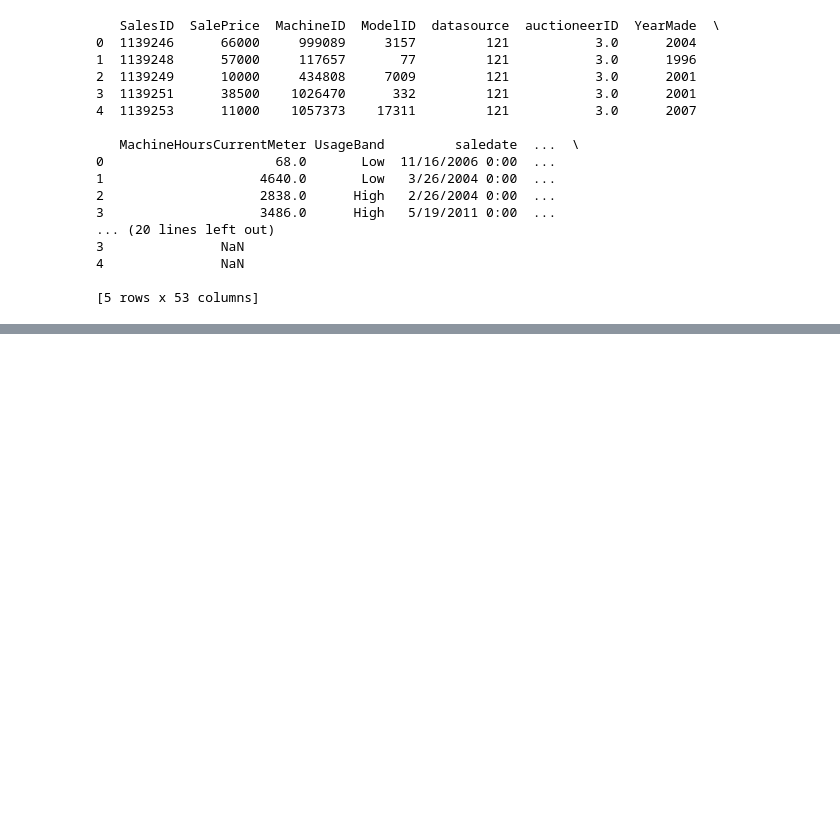
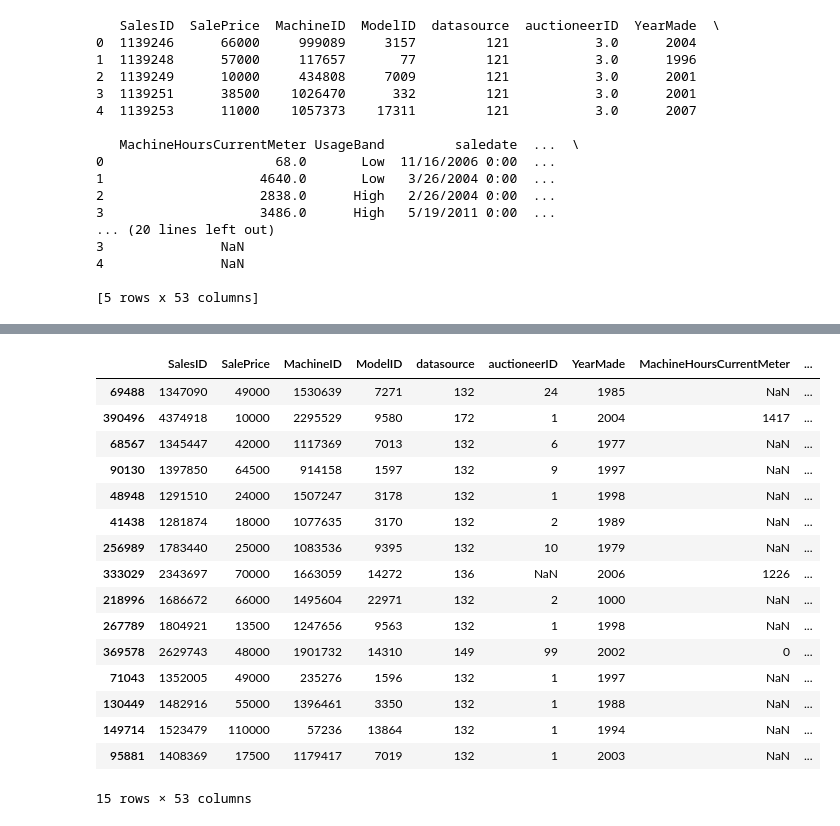
Before and after one commit to vishaag123/Machine-Learning-Tools, a Jupyter notebook: Pandas.ipynb, the cells around one changed output, grey strips where cells are left out. Saved outputs shown, nothing was run; the diff lists cells and outputs as text; code cells hidden in the pictures; blank space fills up the shorter version.

```diff
--- a/Pandas.ipynb
+++ b/Pandas.ipynb
@@ -23,0 +212,2 @@ print(train_data.head())
+# %%
+train_data_copy=train_data.copy()
@@ -23,0 +224,4 @@ print(train_data.head())
+# %%
+train_data_copy.loc[[0,1,2]]=10
+# %%
+train_data_copy.loc[[0,1,2],["SalesID","ModelID"]]="Vishal"
@@ -23,0 +254,3 @@ print(train_data.head())
+# %%
+train_data_copy.loc[:5,"SalesID":"UsageBand"]="Vishal"
+train_data_copy.head()
@@ -23,0 +265,20 @@ print(train_data.head())
+# %%
+train_data_copy.sample(15)
+# %% [output]
+|  | SalesID | SalePrice | MachineID | ModelID | datasource | auctioneerID | YearMade | MachineHoursCurrentMeter | ... |
+| 69488 | 1347090 | 49000 | 1530639 | 7271 | 132 | 24 | 1985 | NaN | ... |
+| 390496 | 4374918 | 10000 | 2295529 | 9580 | 172 | 1 | 2004 | 1417 | ... |
+| 68567 | 1345447 | 42000 | 1117369 | 7013 | 132 | 6 | 1977 | NaN | ... |
+| 90130 | 1397850 | 64500 | 914158 | 1597 | 132 | 9 | 1997 | NaN | ... |
+| 48948 | 1291510 | 24000 | 1507247 | 3178 | 132 | 1 | 1998 | NaN | ... |
+| 41438 | 1281874 | 18000 | 1077635 | 3170 | 132 | 2 | 1989 | NaN | ... |
+| 256989 | 1783440 | 25000 | 1083536 | 9395 | 132 | 10 | 1979 | NaN | ... |
+| 333029 | 2343697 | 70000 | 1663059 | 14272 | 136 | NaN | 2006 | 1226 | ... |
+| 218996 | 1686672 | 66000 | 1495604 | 22971 | 132 | 2 | 1000 | NaN | ... |
+| 267789 | 1804921 | 13500 | 1247656 | 9563 | 132 | 1 | 1998 | NaN | ... |
+| 369578 | 2629743 | 48000 | 1901732 | 14310 | 149 | 99 | 2002 | 0 | ... |
+| 71043 | 1352005 | 49000 | 235276 | 1596 | 132 | 1 | 1997 | NaN | ... |
+| 130449 | 1482916 | 55000 | 1396461 | 3350 | 132 | 1 | 1988 | NaN | ... |
+| 149714 | 1523479 | 110000 | 57236 | 13864 | 132 | 1 | 1994 | NaN | ... |
+| 95881 | 1408369 | 17500 | 1179417 | 7019 | 132 | 1 | 2003 | NaN | ... |
+15 rows × 53 columns
```
Also changed, not shown: parts of 49 cells of this notebook, 9 other files.
